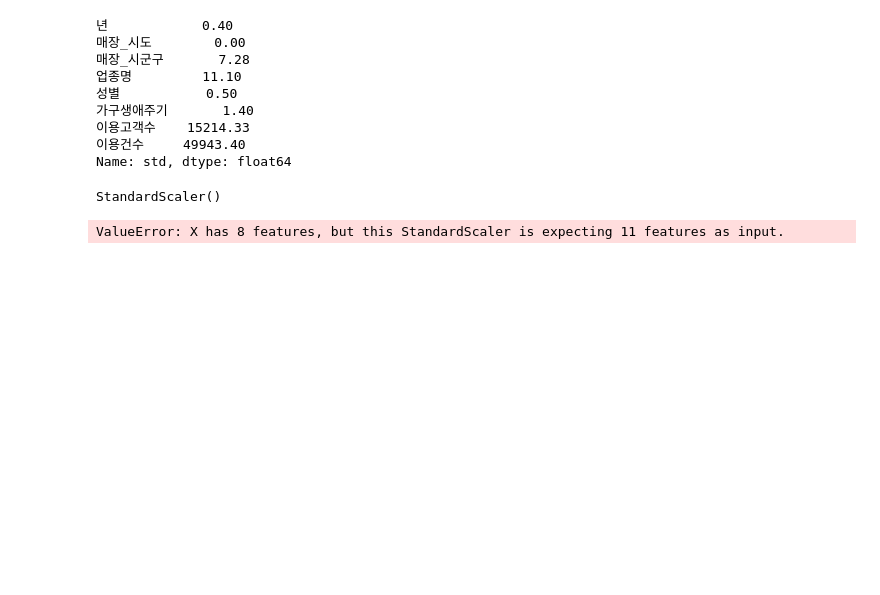
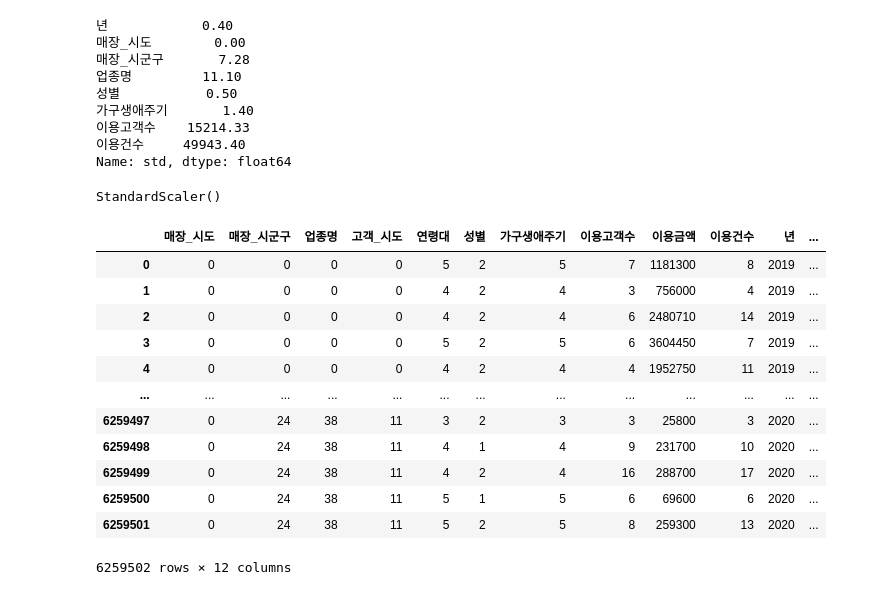
Before and after one commit to kkh9198/PROJECT_2, a Jupyter notebook: SEOUL_EDA,linear.ipynb, the cells around one changed output. Saved outputs shown, nothing was run; the diff lists cells and outputs as text; code cells hidden in the pictures; blank space fills up the shorter version.

```diff
--- a/SEOUL_EDA,linear.ipynb
+++ b/SEOUL_EDA,linear.ipynb
@@ -643,7 +643,18 @@ scaler.fit(df_1_num.iloc[:, :-1])
 # %% [output]
 StandardScaler()
-# %%
-X_train = pd.DataFrame(scaler.transform(X_train), columns=X_train.columns, index=X_train.index)
-X_test = pd.DataFrame(scaler.transform(X_test), columns=X_test.columns, index=X_test.index)
-# %% [output]
-ValueError: X has 8 features, but this StandardScaler is expecting 11 features as input.
+# %%
+df_1_num
+# %% [output]
+|  | 매장_시도 | 매장_시군구 | 업종명 | 고객_시도 | 연령대 | 성별 | 가구생애주기 | 이용고객수 | 이용금액 | 이용건수 | 년 | ... |
+| 0 | 0 | 0 | 0 | 0 | 5 | 2 | 5 | 7 | 1181300 | 8 | 2019 | ... |
+| 1 | 0 | 0 | 0 | 0 | 4 | 2 | 4 | 3 | 756000 | 4 | 2019 | ... |
+| 2 | 0 | 0 | 0 | 0 | 4 | 2 | 4 | 6 | 2480710 | 14 | 2019 | ... |
+| 3 | 0 | 0 | 0 | 0 | 5 | 2 | 5 | 6 | 3604450 | 7 | 2019 | ... |
+| 4 | 0 | 0 | 0 | 0 | 4 | 2 | 4 | 4 | 1952750 | 11 | 2019 | ... |
+| ... | ... | ... | ... | ... | ... | ... | ... | ... | ... | ... | ... | ... |
+| 6259497 | 0 | 24 | 38 | 11 | 3 | 2 | 3 | 3 | 25800 | 3 | 2020 | ... |
+| 6259498 | 0 | 24 | 38 | 11 | 4 | 1 | 4 | 9 | 231700 | 10 | 2020 | ... |
+| 6259499 | 0 | 24 | 38 | 11 | 4 | 2 | 4 | 16 | 288700 | 17 | 2020 | ... |
+| 6259500 | 0 | 24 | 38 | 11 | 5 | 1 | 5 | 6 | 69600 | 6 | 2020 | ... |
+| 6259501 | 0 | 24 | 38 | 11 | 5 | 2 | 5 | 8 | 259300 | 13 | 2020 | ... |
+6259502 rows × 12 columns
```
Also changed, not shown: parts of 1 cell of this notebook.
